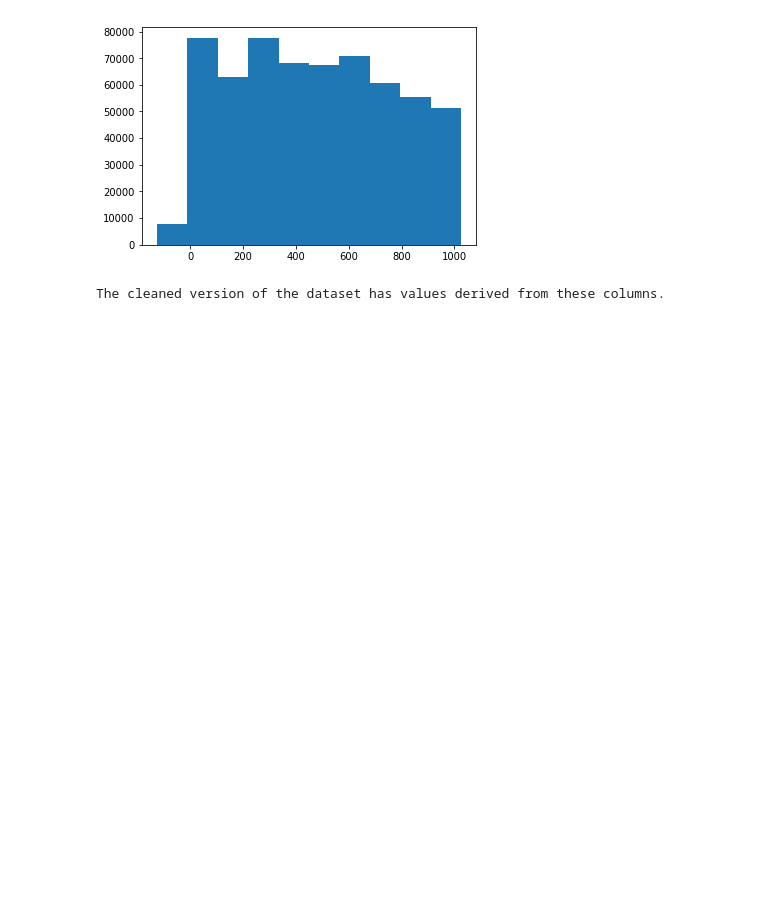
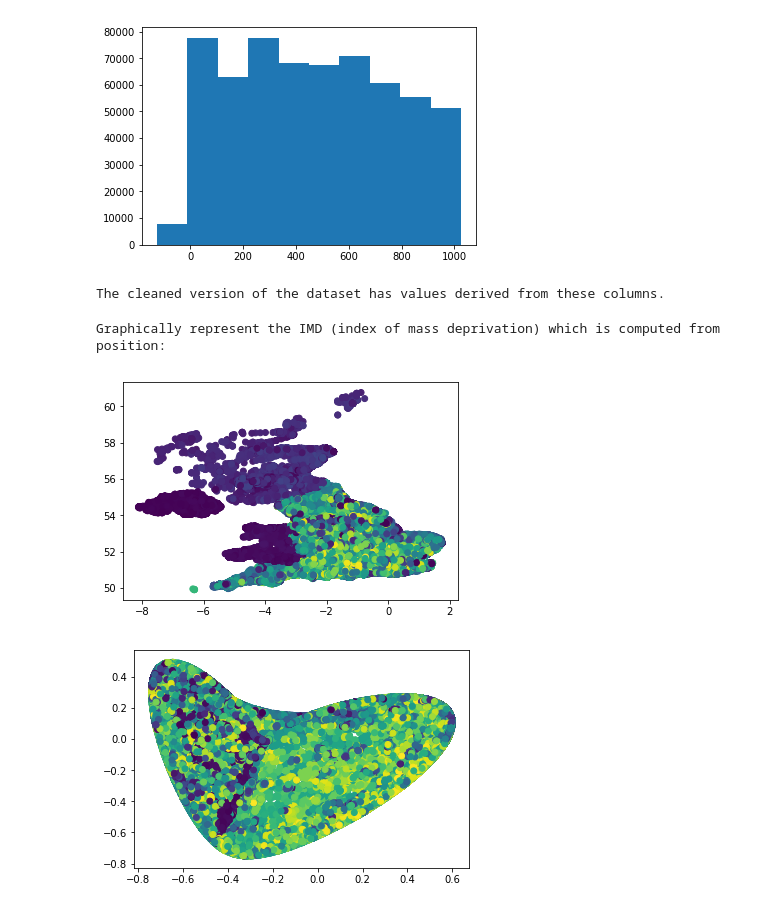
Before and after one commit to kalialeksiev/adversarial-ml, a Jupyter notebook: notebooks/Dataset visualisation.ipynb, the cells around one changed output. Cells and saved outputs as stored; diff of their text form; code cells hidden in the pictures; blank space fills up the shorter version.

Commit message:
Added graphical representation of IMD to dataset visualisation.

```diff
--- a/notebooks/Dataset visualisation.ipynb
+++ b/notebooks/Dataset visualisation.ipynb
@@ -167,3 +167,13 @@ print("The cleaned version of the dataset has values derived from these columns.
 [figure]
 [figure]
 The cleaned version of the dataset has values derived from these columns.
+# %%
+print("Graphically represent the IMD (index of mass deprivation) which is computed from position:")
+plt.scatter(db['long'], db['lat'], c=db['imd']/max(db['imd']))
+plt.show()
+plt.scatter(clean_data['pos1'], clean_data['pos2'], c=db['imd']/max(db['imd']))
+plt.show()
+# %% [output]
+Graphically represent the IMD (index of mass deprivation) which is computed from position:
+[figure, added]
+[figure, added]
```
Also changed, not shown: parts of 3 cells of this notebook.
